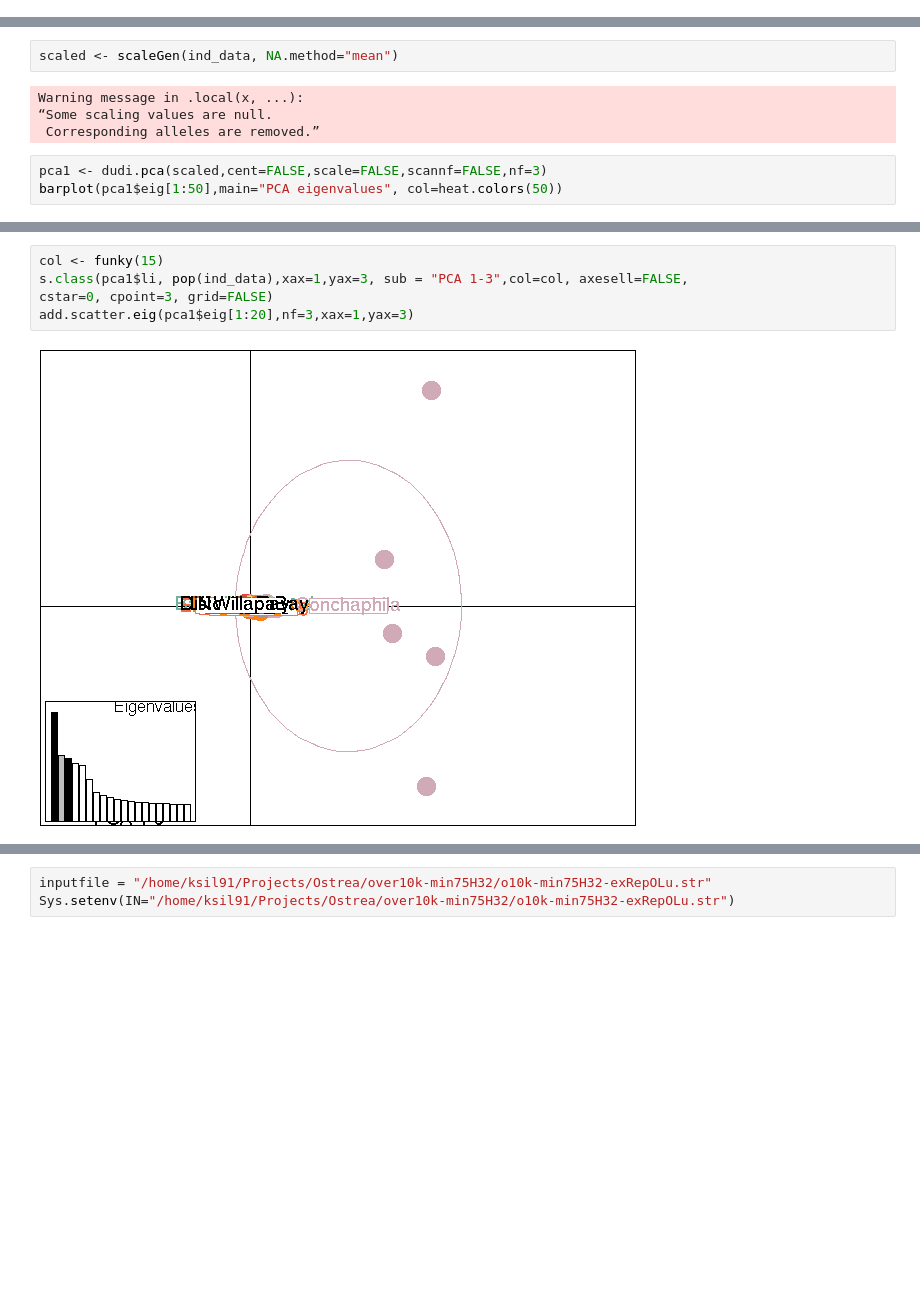
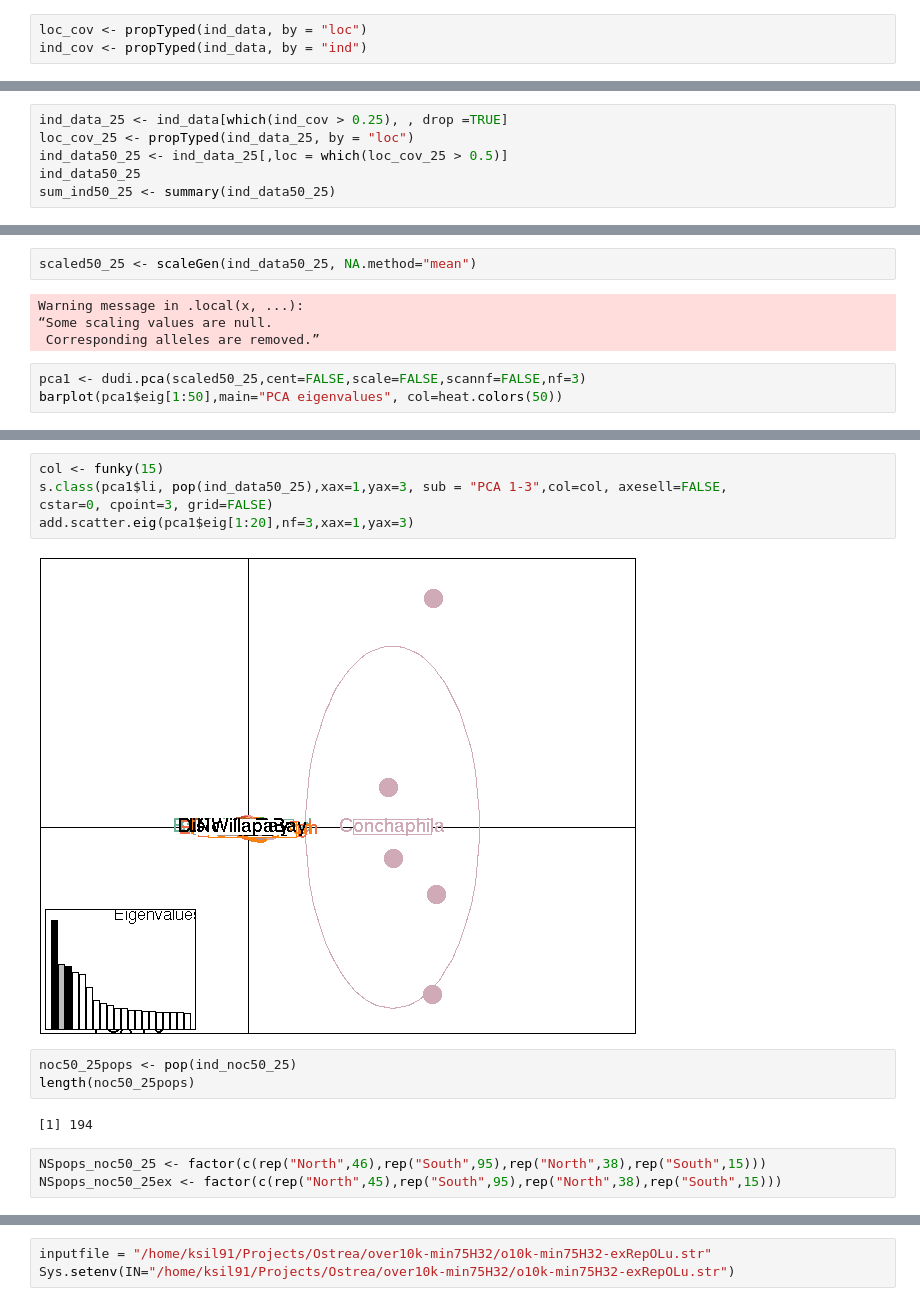
Before and after one commit to ksil91/2016_Notebook, a Jupyter notebook: Adegenet- 10kmin75H32.ipynb, the cells around one changed output, grey strips where cells are left out. Drawn from its saved outputs; the diff is of its cells as text; blank space fills up the shorter version.

```diff
--- a/Adegenet- 10kmin75H32.ipynb
+++ b/Adegenet- 10kmin75H32.ipynb
@@ -67,0 +82,3 @@ barplot(sum_ind$Hexp-sum_ind$Hobs, main = "Heterozygosity: expected-observed", y
+# %%
+loc_cov <- propTyped(ind_data, by = "loc")
+ind_cov <- propTyped(ind_data, by = "ind")
@@ -67,0 +92,6 @@ barplot(sum_ind$Hexp-sum_ind$Hobs, main = "Heterozygosity: expected-observed", y
+# %%
+ind_data_25 <- ind_data[which(ind_cov > 0.25), , drop =TRUE]
+loc_cov_25 <- propTyped(ind_data_25, by = "loc")
+ind_data50_25 <- ind_data_25[,loc = which(loc_cov_25 > 0.5)]
+ind_data50_25
+sum_ind50_25 <- summary(ind_data50_25)
@@ -240,10 +346,10 @@ sum(is.na(ind_data$tab))
 # %%
-scaled <- scaleGen(ind_data, NA.method="mean")
+scaled50_25 <- scaleGen(ind_data50_25, NA.method="mean")
 # %% [output]
 Warning message in .local(x, ...):
 “Some scaling values are null.
  Corresponding alleles are removed.”
 # %%
-pca1 <- dudi.pca(scaled,cent=FALSE,scale=FALSE,scannf=FALSE,nf=3)
+pca1 <- dudi.pca(scaled50_25,cent=FALSE,scale=FALSE,scannf=FALSE,nf=3)
 barplot(pca1$eig[1:50],main="PCA eigenvalues", col=heat.colors(50))
 # %% [output]
@@ -258,7 +364,15 @@ add.scatter.eig(pca1$eig[1:20],nf=3,xax=1,yax=2)
 # %%
 col <- funky(15)
-s.class(pca1$li, pop(ind_data),xax=1,yax=3, sub = "PCA 1-3",col=col, axesell=FALSE,
+s.class(pca1$li, pop(ind_data50_25),xax=1,yax=3, sub = "PCA 1-3",col=col, axesell=FALSE,
 cstar=0, cpoint=3, grid=FALSE)
 add.scatter.eig(pca1$eig[1:20],nf=3,xax=1,yax=3)
 # %% [output]
-[figure, old version]
+[figure, new version]
+# %%
+noc50_25pops <- pop(ind_noc50_25)
+length(noc50_25pops)
+# %% [output]
+[1] 194
+# %%
+NSpops_noc50_25 <- factor(c(rep("North",46),rep("South",95),rep("North",38),rep("South",15)))
+NSpops_noc50_25ex <- factor(c(rep("North",45),rep("South",95),rep("North",38),rep("South",15)))
```
Also changed, not shown: parts of 29 cells of this notebook.
